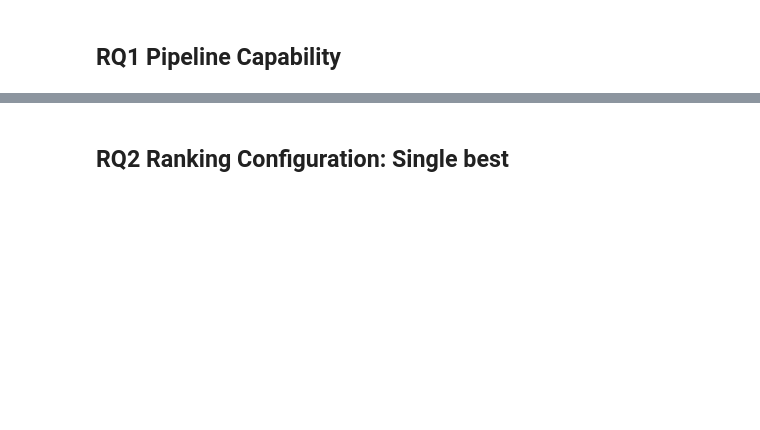
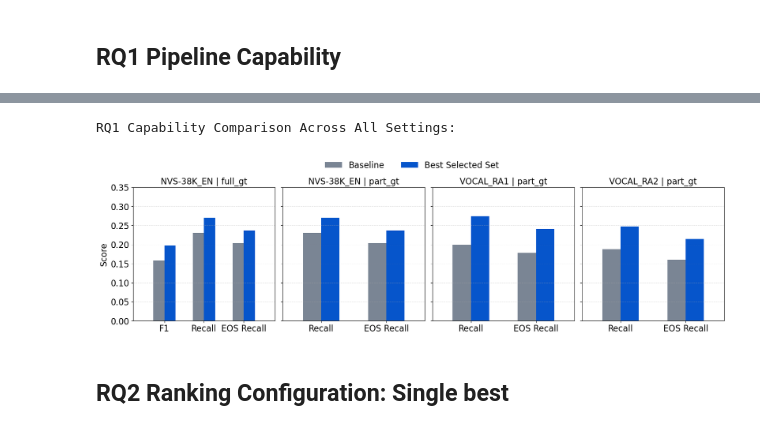
Before and after one commit to mafo3186/nvv-isolation-pipeline, a Jupyter notebook: notebooks/results_pipeline_evaluation.ipynb, the cells around one changed output, grey strips where cells are left out. Drawn from its saved outputs; the diff is of its cells as text; code cells hidden in the pictures; blank space fills up the shorter version.

```diff
--- a/notebooks/results_pipeline_evaluation.ipynb
+++ b/notebooks/results_pipeline_evaluation.ipynb
@@ -118,3 +249,29 @@ plt.show()
+# %%
+from evaluation.rq_plots import plot_rq1_all_settings_grouped_bars
+
+rq1_fig_all_settings = plot_rq1_all_settings_grouped_bars(
+    rq1_tables["full_gt"],
+    rq1_tables["part_gt"],
+    setting_order=setting_order,
+    colors={
+        "Baseline": "#7A8594",
+        "Best Single": "#719AD4",
+        "Best Selected Set": "#0655CB",
+    },
+)
+print("RQ1 Capability Comparison Across All Settings:")
+plt.show()
+
+rq1_fig_all_settings_path = rq_results_dir / "rq1_capability_all_settings.png"
+
+rq1_fig_all_settings.savefig(
+    rq1_fig_all_settings_path,
+    dpi=300,
+    bbox_inches="tight"
+)
+# %% [output]
+RQ1 Capability Comparison Across All Settings:
+[figure, added]
 # %% [markdown]
 ## RQ2 Ranking Configuration: Single best
 # %%
```
Also changed, not shown: parts of 66 cells of this notebook, 7 other files.
